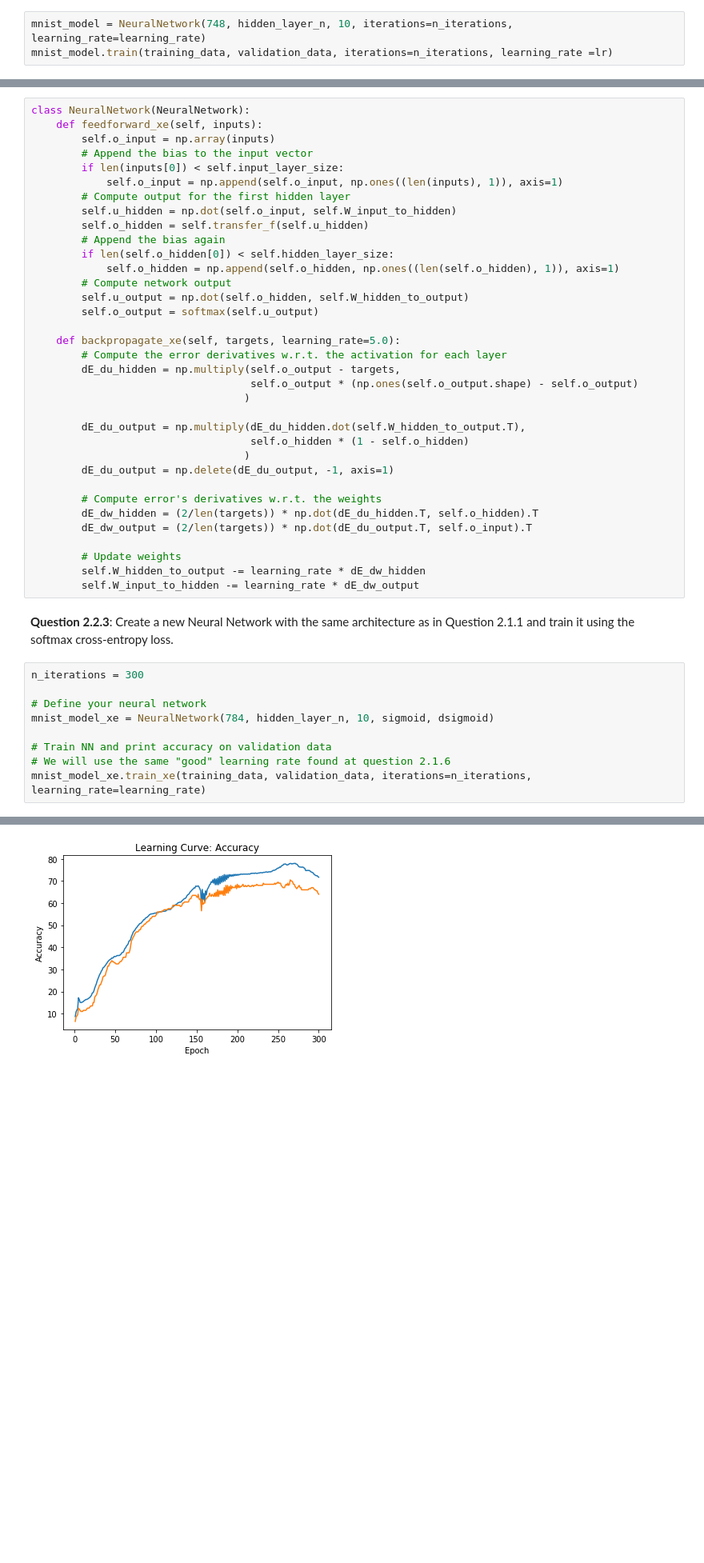
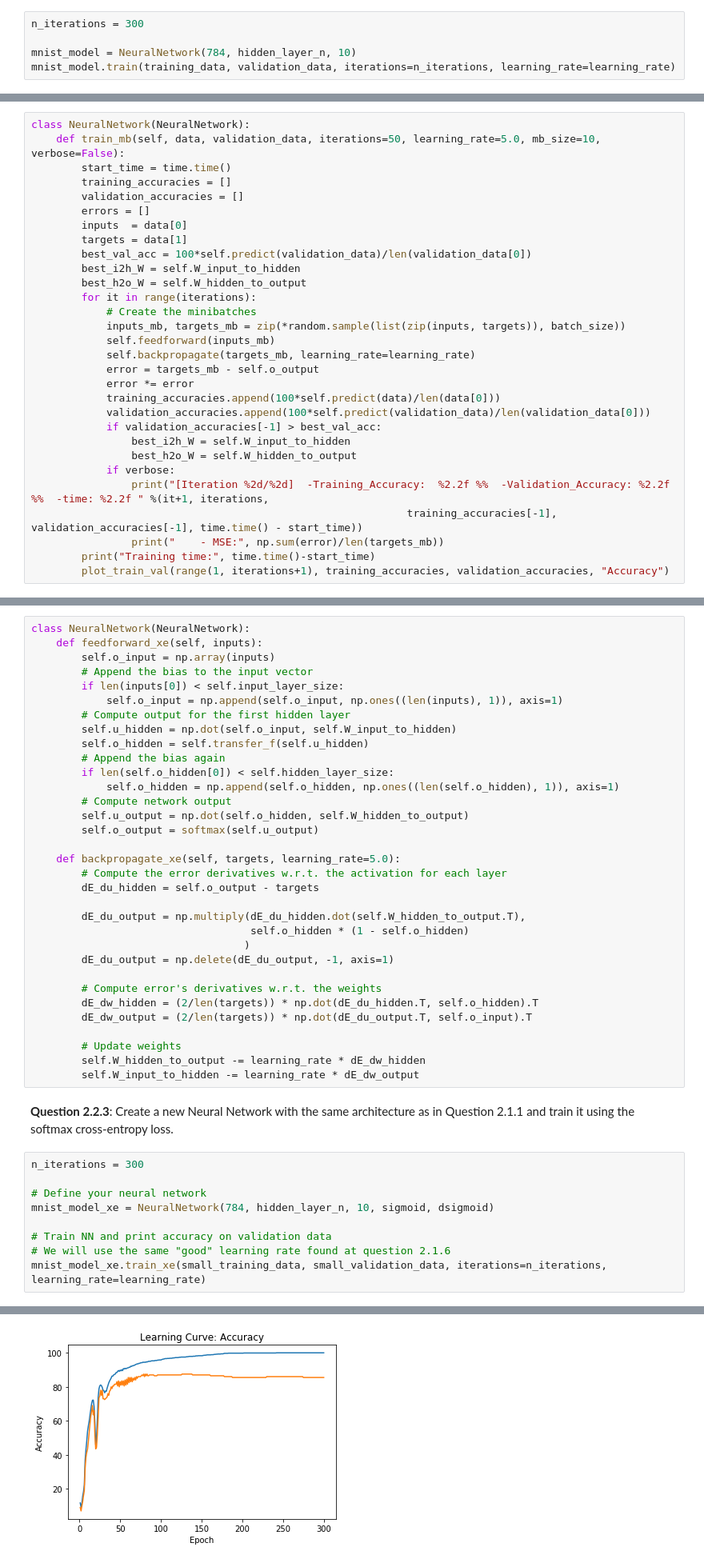
Before and after one commit to marioguerriero/deeplearning-labs, a Jupyter notebook: Lab01/Lab1_DL-Students_v3.ipynb, the cells around one changed output, grey strips where cells are left out. Shown at 80% size. Saved outputs shown, nothing was run; the diff lists cells and outputs as text; blank space fills up the shorter version.

Commit message:
execute all networks and add some more comments

```diff
--- a/Lab01/Lab1_DL-Students_v3.ipynb
+++ b/Lab01/Lab1_DL-Students_v3.ipynb
@@ -555,5 +555,7 @@ learning_rate = 1.0
 # %% [markdown]
 <b>Question 2.1.7</b>: Train a model with the number of hidden neurons and the learning rate you chose in Question 2.1.6 and print its accuracy on the test set. You will use validation_data for validation. Training can be long on the whole dataset (~40 minutes): we suggest that you work on the optional part while waiting for the training to finish.
 # %%
-mnist_model = NeuralNetwork(748, hidden_layer_n, 10, iterations=n_iterations, learning_rate=learning_rate)
-mnist_model.train(training_data, validation_data, iterations=n_iterations, learning_rate =lr)
+n_iterations = 300
+
+mnist_model = NeuralNetwork(784, hidden_layer_n, 10)
+mnist_model.train(training_data, validation_data, iterations=n_iterations, learning_rate=learning_rate)
@@ -559,0 +577,30 @@ mnist_model.train(training_data, validation_data, iterations=n_iterations, learn
+# %%
+class NeuralNetwork(NeuralNetwork):
+    def train_mb(self, data, validation_data, iterations=50, learning_rate=5.0, mb_size=10, verbose=False):
+        start_time = time.time()
+        training_accuracies = []
+        validation_accuracies = []
+        errors = []
+        inputs  = data[0]
+        targets = data[1]
+        best_val_acc = 100*self.predict(validation_data)/len(validation_data[0])
+        best_i2h_W = self.W_input_to_hidden
+        best_h2o_W = self.W_hidden_to_output
+        for it in range(iterations):
+            # Create the minibatches
+            inputs_mb, targets_mb = zip(*random.sample(list(zip(inputs, targets)), batch_size))
+            self.feedforward(inputs_mb)
+            self.backpropagate(targets_mb, learning_rate=learning_rate)
+            error = targets_mb - self.o_output
+            error *= error
+            training_accuracies.append(100*self.predict(data)/len(data[0]))
+            validation_accuracies.append(100*self.predict(validation_data)/len(validation_data[0]))
+            if validation_accuracies[-1] > best_val_acc:
+                best_i2h_W = self.W_input_to_hidden
+                best_h2o_W = self.W_hidden_to_output
+            if verbose:
+                print("[Iteration %2d/%2d]  -Training_Accuracy:  %2.2f %%  -Validation_Accuracy: %2.2f %%  -time: %2.2f " %(it+1, iterations,
+                                                            training_accuracies[-1], validation_accuracies[-1], time.time() - start_time))
+                print("    - MSE:", np.sum(error)/len(targets_mb))
+        print("Training time:", time.time()-start_time)
+        plot_train_val(range(1, iterations+1), training_accuracies, validation_accuracies, "Accuracy")
@@ -594,9 +691,7 @@ class NeuralNetwork(NeuralNetwork):
 
     def backpropagate_xe(self, targets, learning_rate=5.0):
         # Compute the error derivatives w.r.t. the activation for each layer
-        dE_du_hidden = np.multiply(self.o_output - targets,
-                                   self.o_output * (np.ones(self.o_output.shape) - self.o_output)
-                                  )
+        dE_du_hidden = self.o_output - targets
 
         dE_du_output = np.multiply(dE_du_hidden.dot(self.W_hidden_to_output.T),
                                    self.o_hidden * (1 - self.o_hidden)
@@ -620,5 +715,5 @@ mnist_model_xe = NeuralNetwork(784, hidden_layer_n, 10, sigmoid, dsigmoid)
 
 # Train NN and print accuracy on validation data
 # We will use the same "good" learning rate found at question 2.1.6
-mnist_model_xe.train_xe(training_data, validation_data, iterations=n_iterations, learning_rate=learning_rate)
+mnist_model_xe.train_xe(small_training_data, small_validation_data, iterations=n_iterations, learning_rate=learning_rate)
 # %% [output]
@@ -626,4 +721,4 @@ Training time: 36.28688597679138
-[figure, old version]
+[figure, new version]
 # %%
 # Compute accuracy
 acc = mnist_model_xe.predict(test_data) / 100
```
Also changed, not shown: parts of 15 cells of this notebook, 1 other file.
